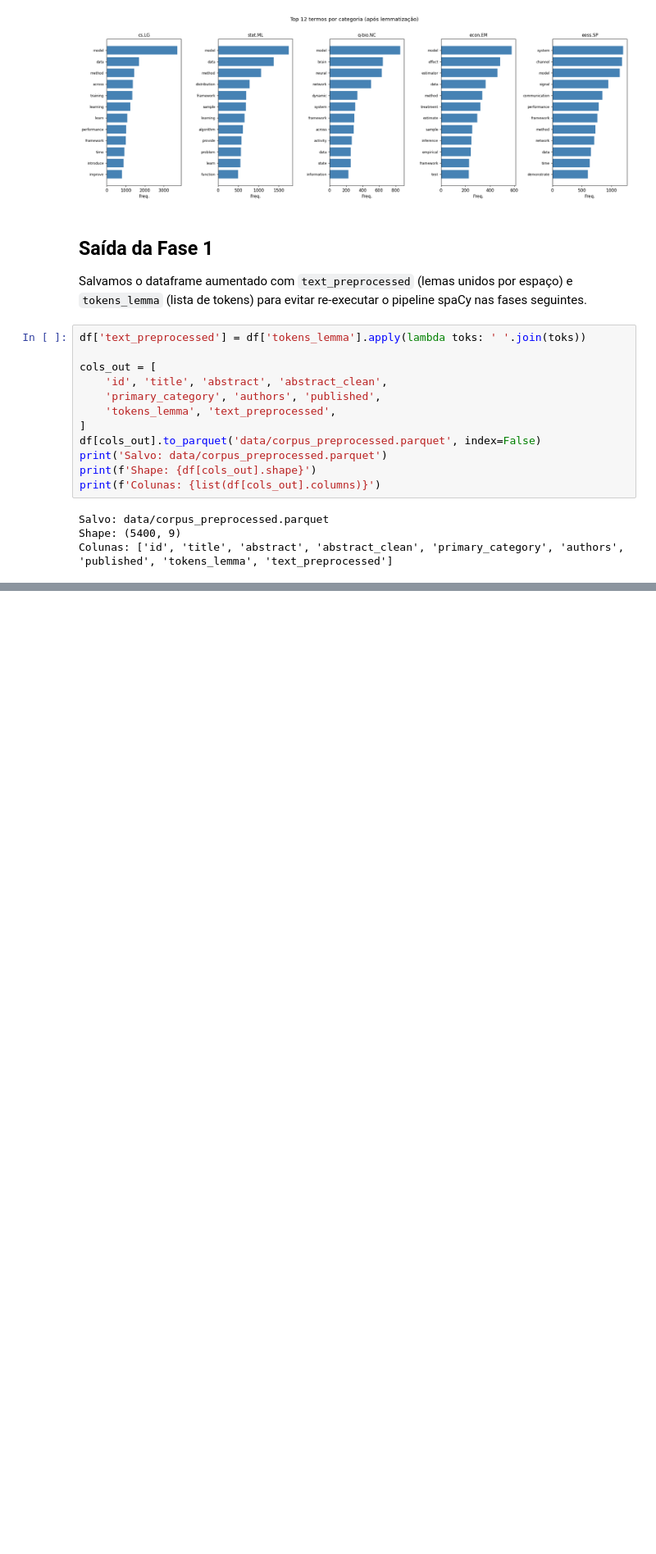
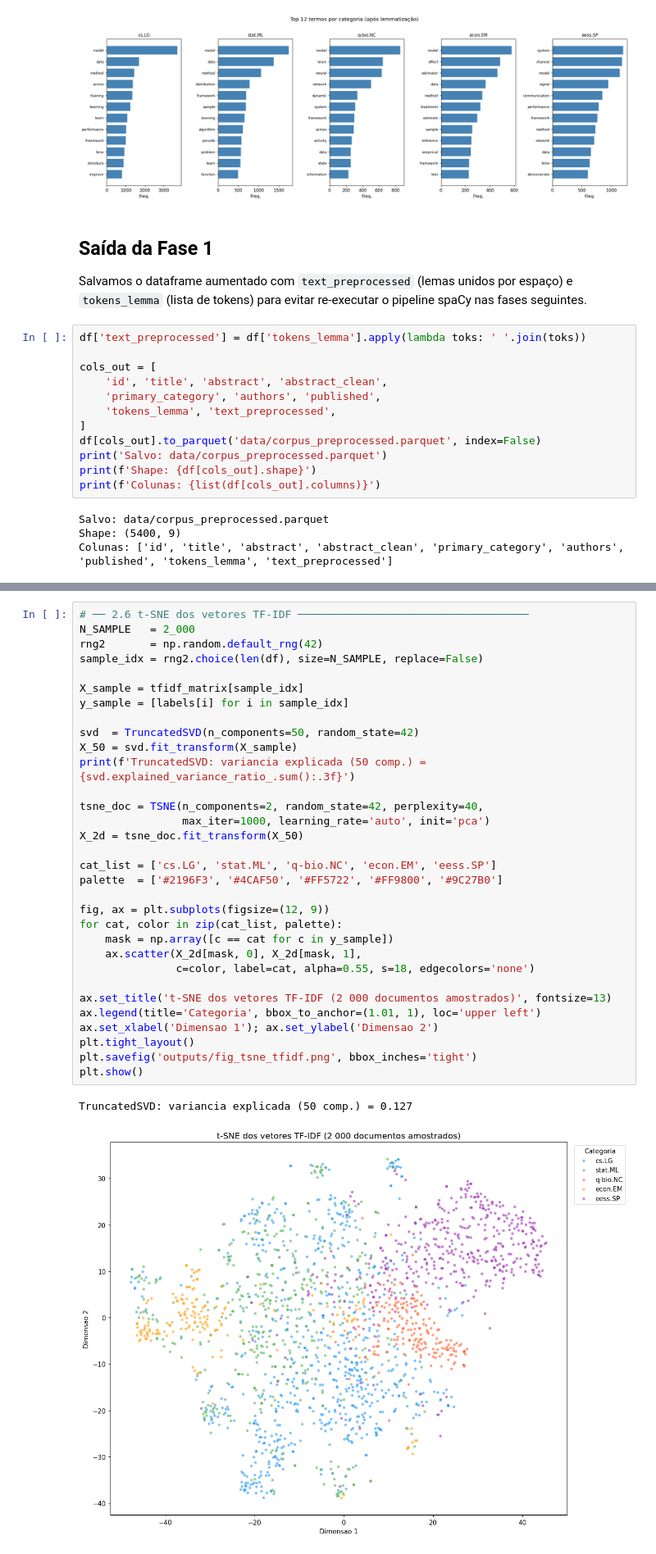
Before and after one commit to danimoreira90/arxiv-nlp-pipeline, a Jupyter notebook: notebook.ipynb, the cells around one changed output, grey strips where cells are left out. Shown at 82% size. Drawn from its saved outputs; the diff is of its cells as text; blank space fills up the shorter version.

```diff
--- a/notebook.ipynb
+++ b/notebook.ipynb
@@ -525,0 +856,35 @@ Colunas: ['id', 'title', 'abstract', 'abstract_clean', 'primary_category', 'auth
+# %%
+# ── 2.6 t-SNE dos vetores TF-IDF ────────────────────────────────────
+N_SAMPLE   = 2_000
+rng2       = np.random.default_rng(42)
+sample_idx = rng2.choice(len(df), size=N_SAMPLE, replace=False)
+
+X_sample = tfidf_matrix[sample_idx]
+y_sample = [labels[i] for i in sample_idx]
+
+svd  = TruncatedSVD(n_components=50, random_state=42)
+X_50 = svd.fit_transform(X_sample)
+print(f'TruncatedSVD: variancia explicada (50 comp.) = {svd.explained_variance_ratio_.sum():.3f}')
+
+tsne_doc = TSNE(n_components=2, random_state=42, perplexity=40,
+                max_iter=1000, learning_rate='auto', init='pca')
+X_2d = tsne_doc.fit_transform(X_50)
+
+cat_list = ['cs.LG', 'stat.ML', 'q-bio.NC', 'econ.EM', 'eess.SP']
+palette  = ['#2196F3', '#4CAF50', '#FF5722', '#FF9800', '#9C27B0']
+
+fig, ax = plt.subplots(figsize=(12, 9))
+for cat, color in zip(cat_list, palette):
+    mask = np.array([c == cat for c in y_sample])
+    ax.scatter(X_2d[mask, 0], X_2d[mask, 1],
+               c=color, label=cat, alpha=0.55, s=18, edgecolors='none')
+
+ax.set_title('t-SNE dos vetores TF-IDF (2 000 documentos amostrados)', fontsize=13)
+ax.legend(title='Categoria', bbox_to_anchor=(1.01, 1), loc='upper left')
+ax.set_xlabel('Dimensao 1'); ax.set_ylabel('Dimensao 2')
+plt.tight_layout()
+plt.savefig('outputs/fig_tsne_tfidf.png', bbox_inches='tight')
+plt.show()
+# %% [output]
+TruncatedSVD: variancia explicada (50 comp.) = 0.127
+[figure, added]
```
Also changed, not shown: parts of 20 cells of this notebook.
